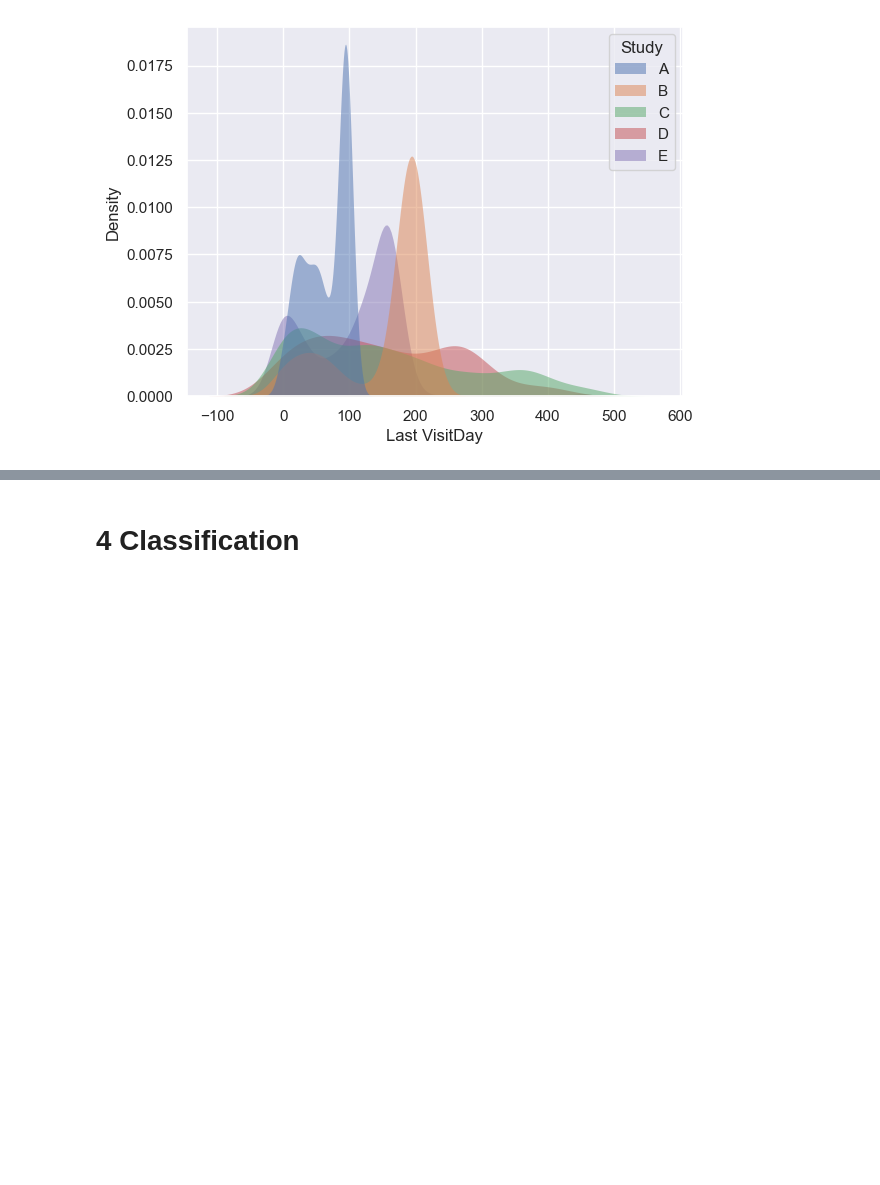
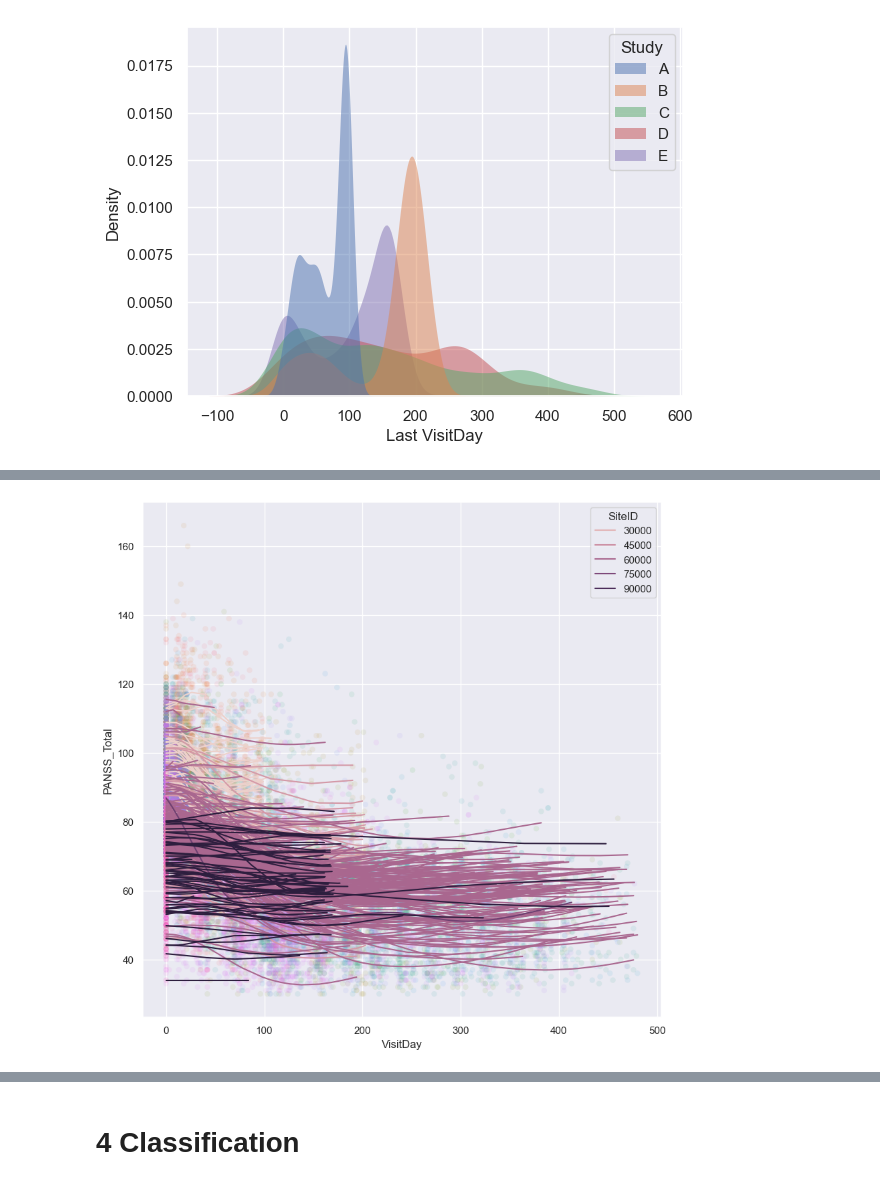
Before and after one commit to AlistairKeiller/STATS-202-final, a Jupyter notebook: final.ipynb, the cells around one changed output, grey strips where cells are left out. Saved outputs shown, nothing was run; the diff lists cells and outputs as text; code cells hidden in the pictures; blank space fills up the shorter version.

```diff
--- a/final.ipynb
+++ b/final.ipynb
@@ -495,0 +498,46 @@ plt.show()
+# %%
+plt.figure(figsize=(10, 10))
+sns.scatterplot(
+    x="VisitDay",
+    y="PANSS_Total",
+    hue="SiteID",
+    alpha=0.1,
+    data=data.sort_values("SiteID"),
+    linewidth=0,
+    legend=False
+)
+sns.lineplot(
+    x="VisitDay",
+    y="PANSS_Total",
+    hue="SiteID",
+    data=pd.DataFrame(
+        {
+            "SiteID": np.concatenate(
+                [
+                    data[data.SiteID == SiteID].SiteID
+                    for SiteID in np.unique(data.SiteID)
+                ]
+            ),
+            "VisitDay": np.concatenate(
+                [
+                    data[data.SiteID == SiteID].VisitDay
+                    for SiteID in np.unique(data.SiteID)
+                ]
+            ),
+            "PANSS_Total": np.concatenate(
+                [
+                    SVR()
+                    .fit(
+                        data[data.SiteID == SiteID][["VisitDay"]],
+                        data[data.SiteID == SiteID].PANSS_Total,
+                    )
+                    .predict(data[data.SiteID == SiteID][["VisitDay"]])
+                    for SiteID in np.unique(data.SiteID)
+                ]
+            ),
+        }
+    ),
+)
+plt.show()
+# %% [output]
+[figure, added]
```
Also changed, not shown: parts of 9 cells of this notebook.
